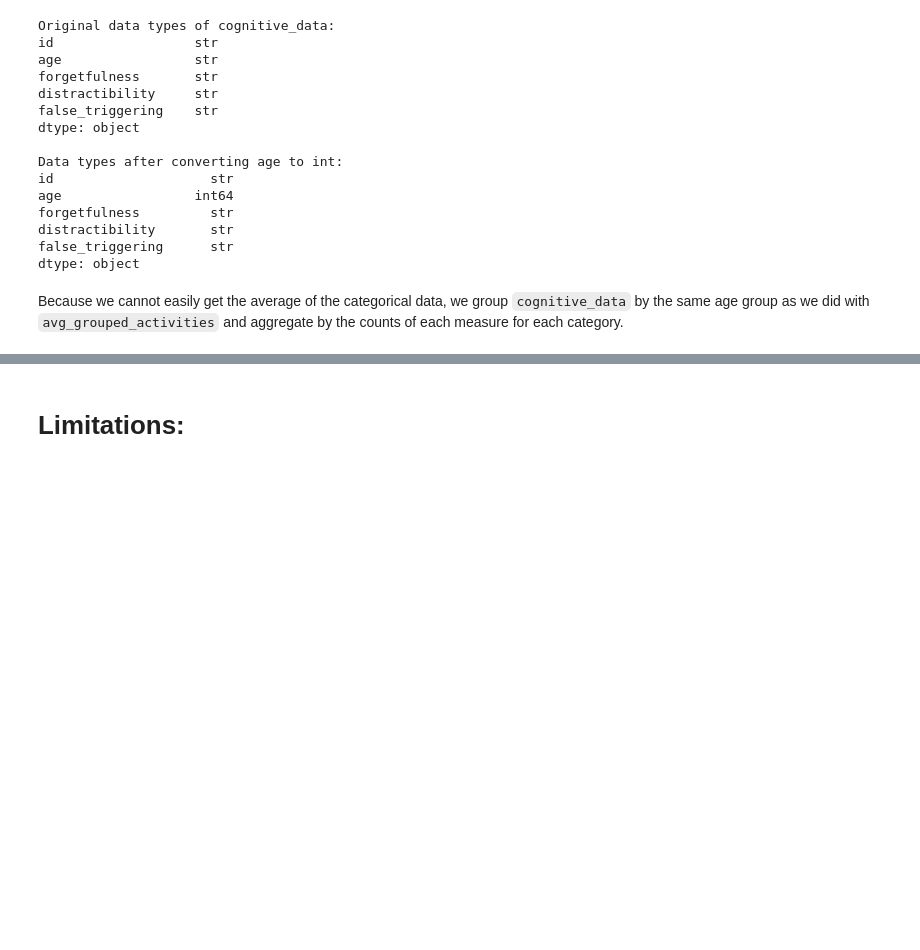
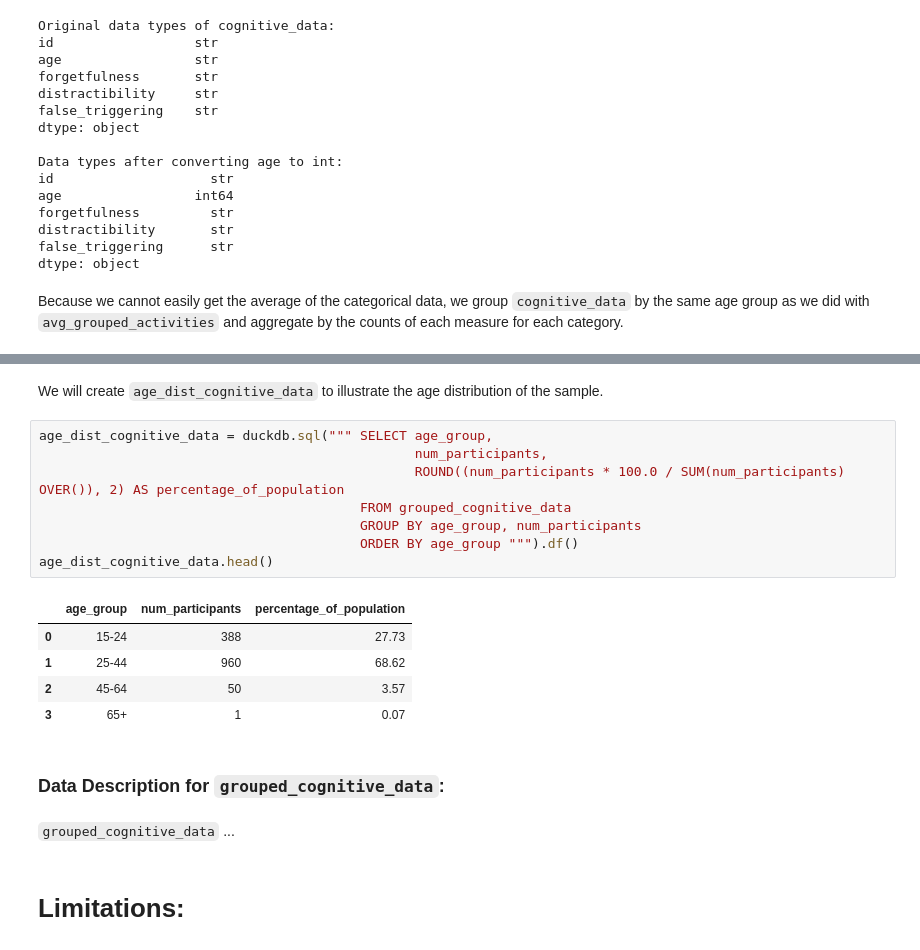
Before and after one commit to rem388/DataScienceProject, a Jupyter notebook: Phase2.ipynb, the cells around one changed output, grey strips where cells are left out. Drawn from its saved outputs; the diff is of its cells as text; blank space fills up the shorter version.

```diff
--- a/Phase2.ipynb
+++ b/Phase2.ipynb
@@ -297,6 +314,26 @@ grouped_cognitive_data.head()
 | 1 | 25-44 | 960 | 90.63 | 6.67 | 2.71 | ... |
 | 2 | 45-64 | 50 | 86.00 | 12.00 | 2.00 | ... |
 | 3 | 65+ | 1 | 100.00 | 0.00 | 0.00 | ... |
+# %% [markdown]
+We will create `age_dist_cognitive_data` to illustrate the age distribution of the sample.
+# %%
+age_dist_cognitive_data = duckdb.sql(""" SELECT age_group,
+                                                num_participants,
+                                                ROUND((num_participants * 100.0 / SUM(num_participants) OVER()), 2) AS percentage_of_population
+                                         FROM grouped_cognitive_data
+                                         GROUP BY age_group, num_participants
+                                         ORDER BY age_group """).df()
+age_dist_cognitive_data.head()
+# %% [output]
+|  | age_group | num_participants | percentage_of_population |
+| 0 | 15-24 | 388 | 27.73 |
+| 1 | 25-44 | 960 | 68.62 |
+| 2 | 45-64 | 50 | 3.57 |
+| 3 | 65+ | 1 | 0.07 |
+# %% [markdown]
+### **Data Description for `grouped_cognitive_data`:**
+# %% [markdown]
+`grouped_cognitive_data` ...
 # %% [markdown]
 # **Limitations:**
 # %% [markdown]
```
Also changed, not shown: parts of 5 cells of this notebook.
